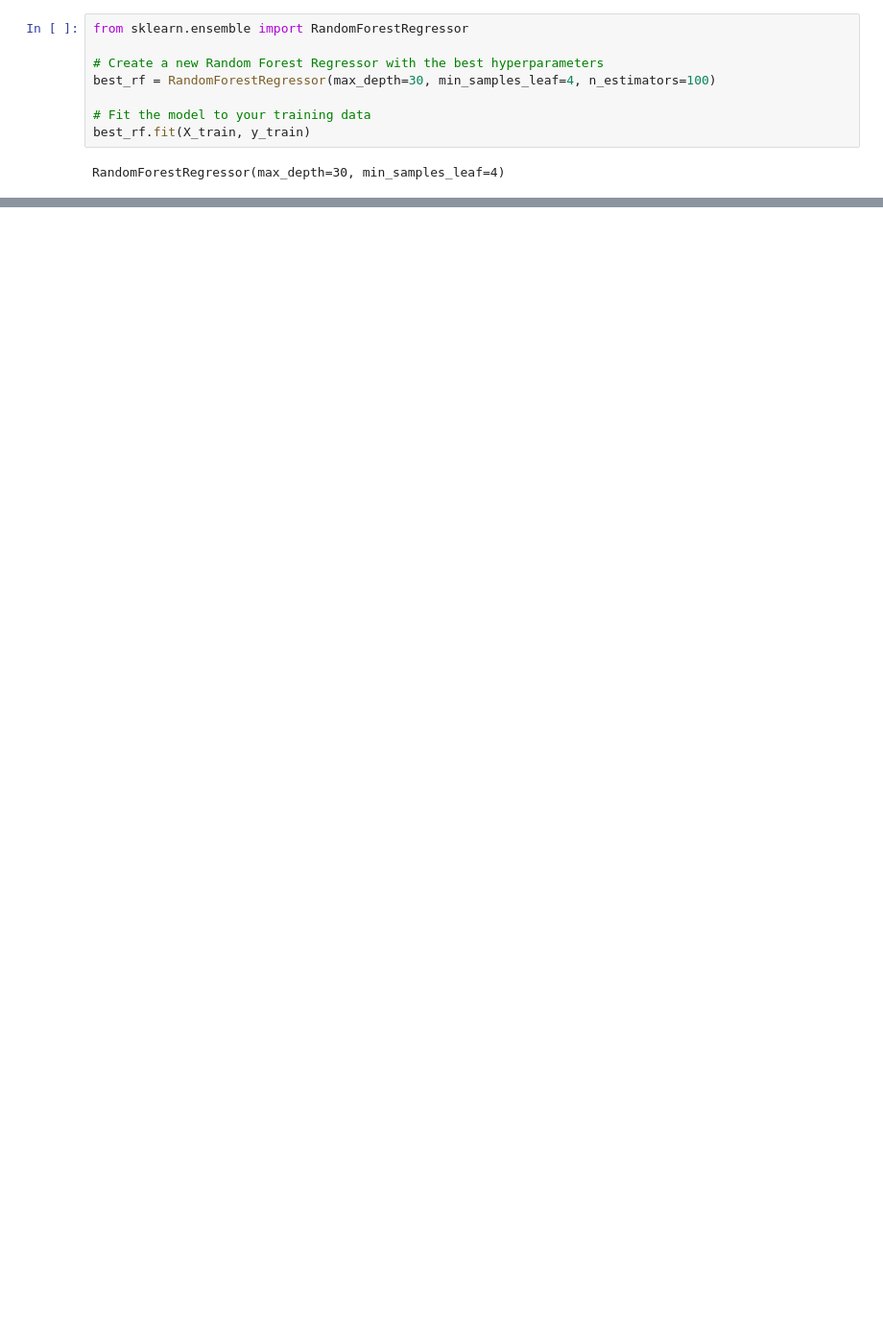
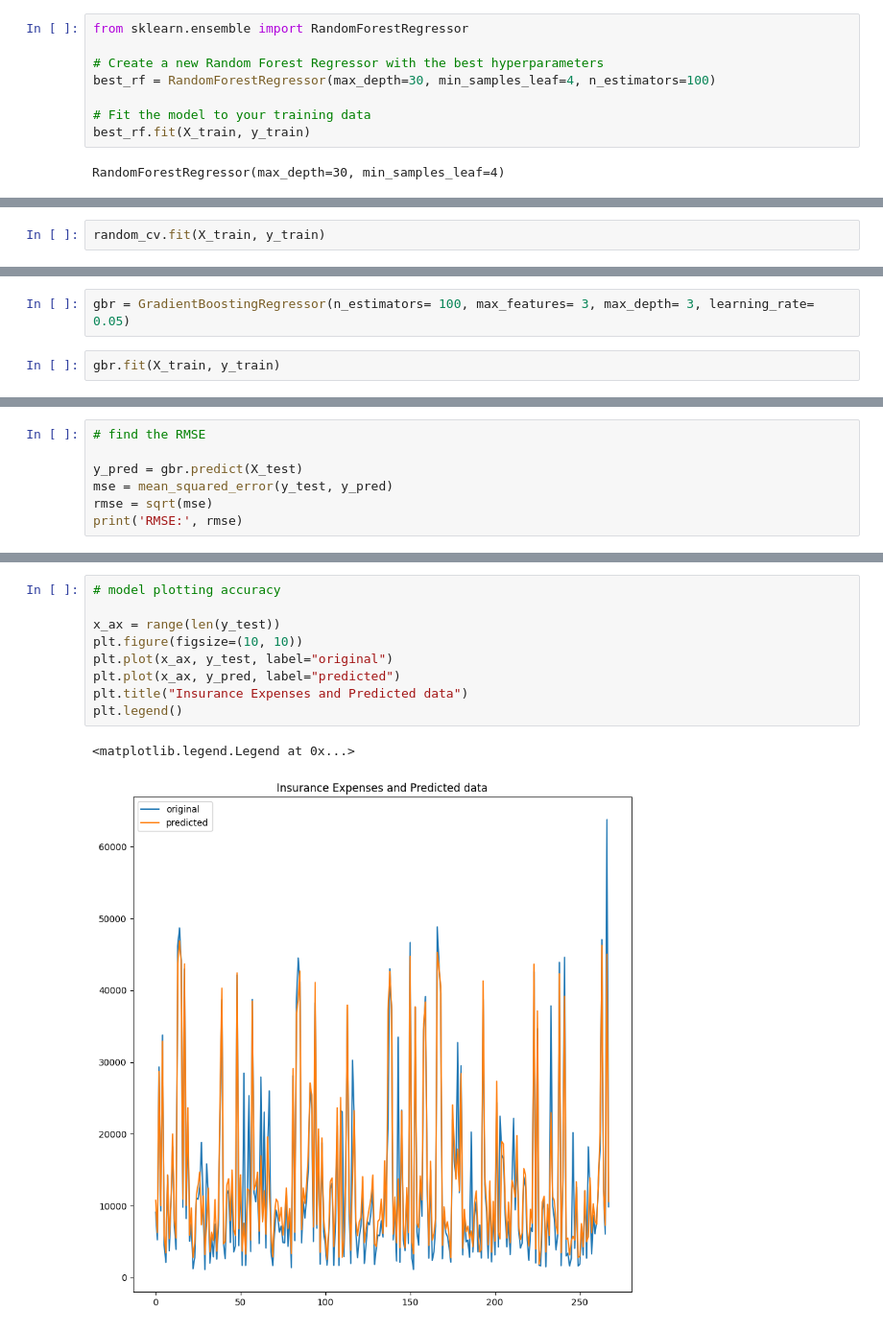
Before and after one commit to abhinowo/LP-DA, a Jupyter notebook: insuranceSeries/lp-1/premiumPrediction.ipynb, the cells around one changed output, grey strips where cells are left out. Shown at 96% size. Cells and saved outputs as stored; diff of their text form; blank space fills up the shorter version.

Commit message:
feat: update model using gradient boosting regressor

```diff
--- a/insuranceSeries/lp-1/premiumPrediction.ipynb
+++ b/insuranceSeries/lp-1/premiumPrediction.ipynb
@@ -550,0 +615,2 @@ MAE: 2409.0153985805473
+# %%
+random_cv.fit(X_train, y_train)
@@ -550,0 +662,4 @@ MAE: 2409.0153985805473
+# %%
+gbr = GradientBoostingRegressor(n_estimators= 100, max_features= 3, max_depth= 3, learning_rate= 0.05)
+# %%
+gbr.fit(X_train, y_train)
@@ -550,0 +668,7 @@ MAE: 2409.0153985805473
+# %%
+# find the RMSE
+
+y_pred = gbr.predict(X_test)
+mse = mean_squared_error(y_test, y_pred)
+rmse = sqrt(mse)
+print('RMSE:', rmse)
@@ -550,0 +690,12 @@ MAE: 2409.0153985805473
+# %%
+# model plotting accuracy
+
+x_ax = range(len(y_test))
+plt.figure(figsize=(10, 10))
+plt.plot(x_ax, y_test, label="original")
+plt.plot(x_ax, y_pred, label="predicted")
+plt.title("Insurance Expenses and Predicted data")
+plt.legend()
+# %% [output]
+<matplotlib.legend.Legend at 0x...>
+[figure, added]
```
Also changed, not shown: parts of 26 cells of this notebook.
